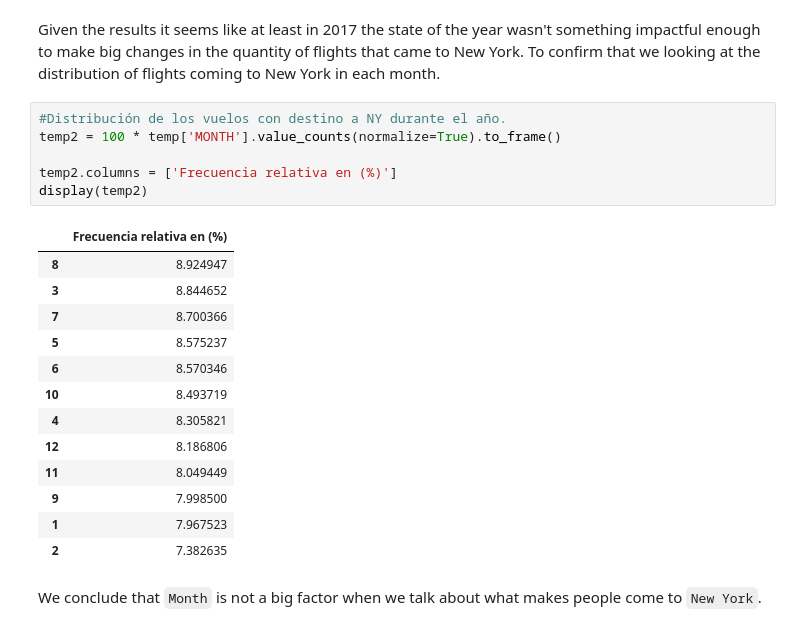
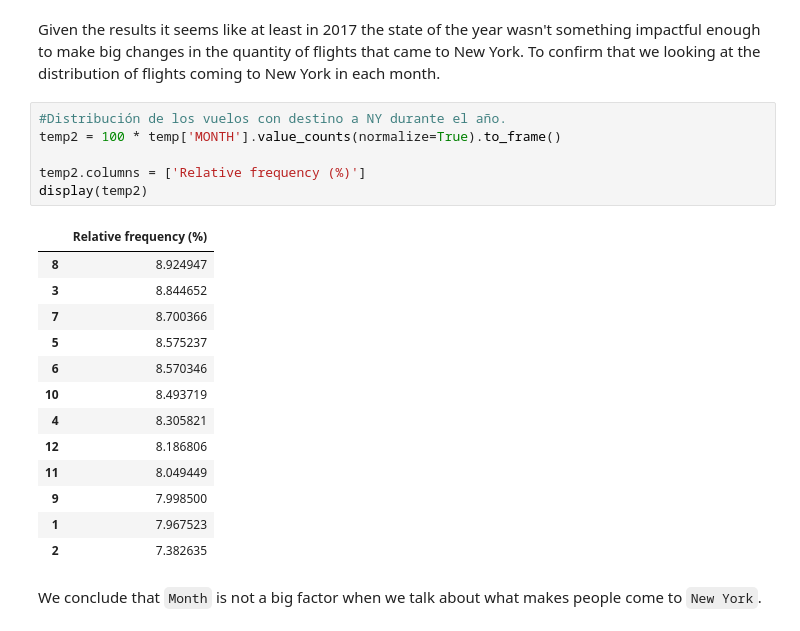
Before and after one commit to lesmedGutierrez/delayed_flights, a Jupyter notebook: delayed_flights.ipynb, the cells around one changed output. Cells and saved outputs as stored; diff of their text form.

```diff
--- a/delayed_flights.ipynb
+++ b/delayed_flights.ipynb
@@ -178,11 +178,11 @@ Given the results it seems like at least in 2017 the state of the year wasn't so
 # %%
 #Distribución de los vuelos con destino a NY durante el año.
 temp2 = 100 * temp['MONTH'].value_counts(normalize=True).to_frame()
 
-temp2.columns = ['Frecuencia relativa en (%)']
+temp2.columns = ['Relative frequency (%)']
 display(temp2)
 # %% [output]
-|  | Frecuencia relativa en (%) |
+|  | Relative frequency (%) |
 | 8 | 8.924947 |
 | 3 | 8.844652 |
 | 7 | 8.700366 |
```
Also changed, not shown: parts of 6 cells of this notebook.
